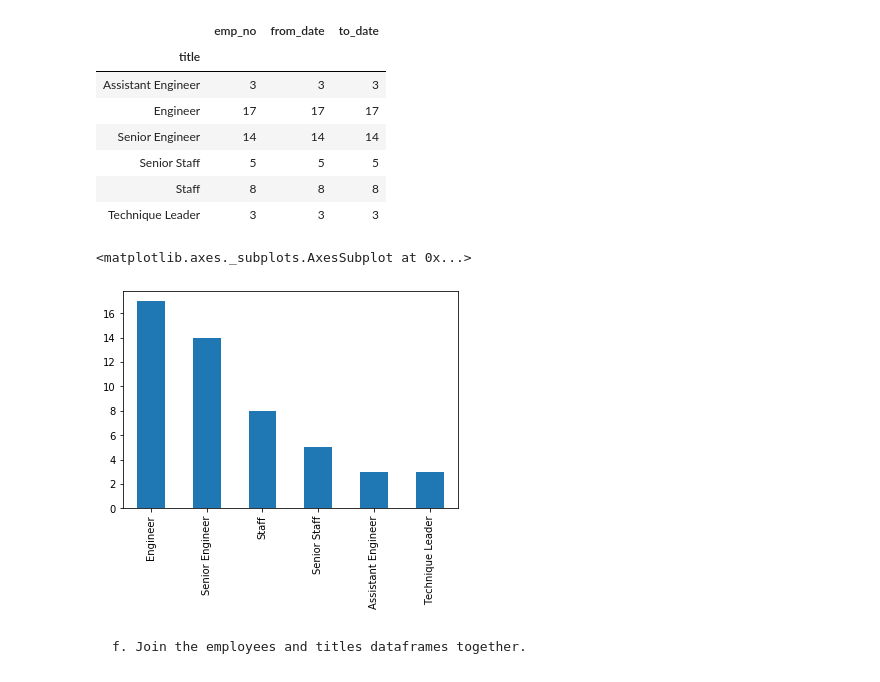
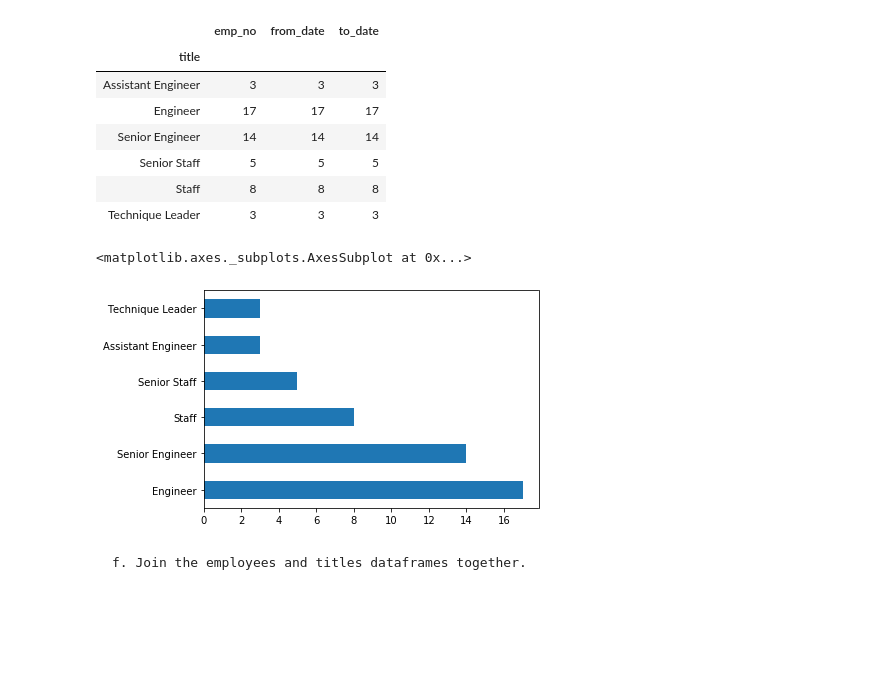
Before and after one commit to yvonneking1/python-exercises, a Jupyter notebook: 4.8.4.4_advanced_dataframes.ipynb, the cells around one changed output. Cells and saved outputs as stored; diff of their text form; code cells hidden in the pictures; blank space fills up the shorter version.

```diff
--- a/4.8.4.4_advanced_dataframes.ipynb
+++ b/4.8.4.4_advanced_dataframes.ipynb
@@ -223,10 +217,10 @@ pd.DataFrame(titles.groupby("title").count())
 # %%
 titles_with_all_employee_count = titles["title"].value_counts()
 # %%
-titles_with_all_employee_count.plot.bar()
+titles_with_all_employee_count.plot.barh()
 # %% [output]
 <matplotlib.axes._subplots.AxesSubplot at 0x...>
-[figure, old version]
+[figure, new version]
 # %% [markdown]
     f. Join the employees and titles dataframes together.
 # %%
```
Also changed, not shown: parts of 5 cells of this notebook.
